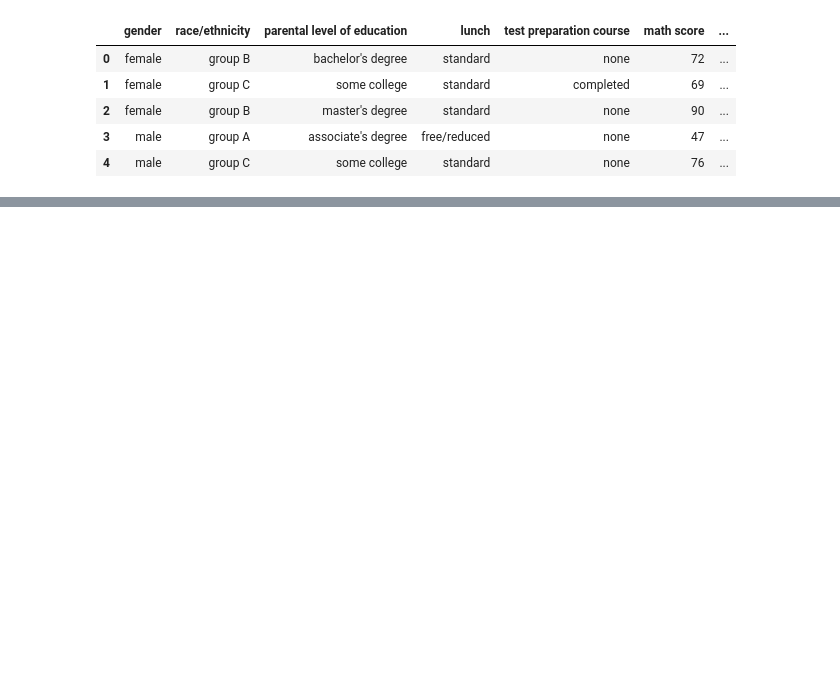
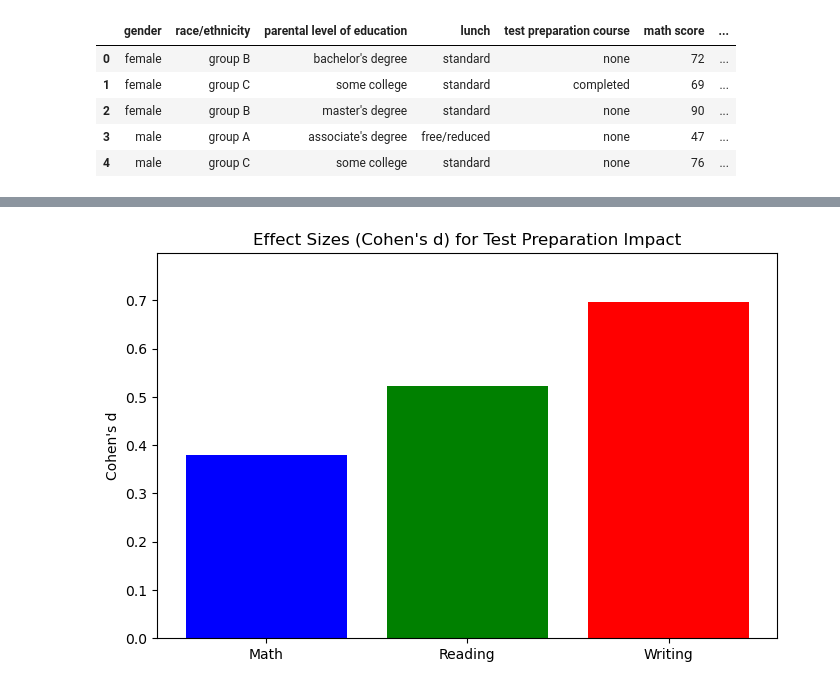
Before and after one commit to kareemtaha3/students_performance_analysis, a Jupyter notebook: notebooks/SPA_V1.ipynb, the cells around one changed output, grey strips where cells are left out. Saved outputs shown, nothing was run; the diff lists cells and outputs as text; code cells hidden in the pictures; blank space fills up the shorter version.

```diff
--- a/notebooks/SPA_V1.ipynb
+++ b/notebooks/SPA_V1.ipynb
@@ -15,0 +280,16 @@ df.head()
+# %%
+
+def cohen_d(group1, group2):
+    diff = group1.mean() - group2.mean()
+    pooled_std = np.sqrt((group1.std()**2 + group2.std()**2) / 2)
+    return diff / pooled_std
+
+print("Effect sizes (Cohen's d) for parental education impact:")
+math_d = cohen_d(higher_edu['math score'], lower_edu['math score'])
+reading_d = cohen_d(higher_edu['reading score'], lower_edu['reading score'])
+writing_d = cohen_d(higher_edu['writing score'], lower_edu['writing score'])
+total_d = cohen_d(higher_edu['total score'],lower_edu['total score'])
+print(f"Math: {math_d:.3f}")
+print(f"Reading: {reading_d:.3f}")
+print(f"Writing: {writing_d:.3f}")
+print(f"total: {total_d:.3f}")
@@ -15,0 +394,19 @@ df.head()
+# %%
+
+
+math_d = cohen_d(completed['math score'], none['math score'])
+reading_d = cohen_d(completed['reading score'], none['reading score'])
+writing_d = cohen_d(completed['writing score'], none['writing score'])
+
+
+subjects = ['Math', 'Reading', 'Writing']
+effect_sizes = [math_d, reading_d, writing_d]
+
+plt.figure(figsize=(8, 5))
+plt.bar(subjects, effect_sizes, color=['blue', 'green', 'red'])
+plt.title('Effect Sizes (Cohen\'s d) for Test Preparation Impact')
+plt.ylabel('Cohen\'s d')
+plt.ylim(0, max(effect_sizes) + 0.1)
+plt.show()
+# %% [output]
+[figure, added]
```
Also changed, not shown: parts of 37 cells of this notebook.
